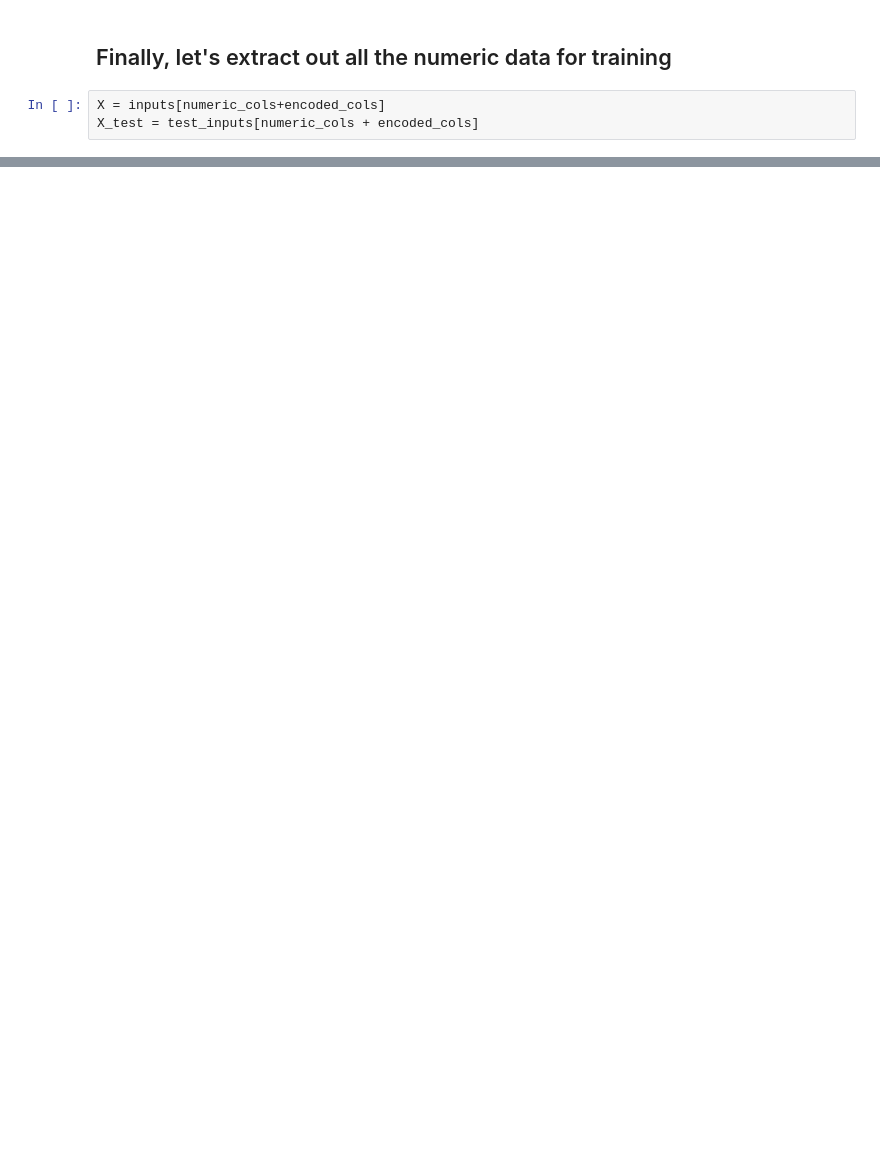
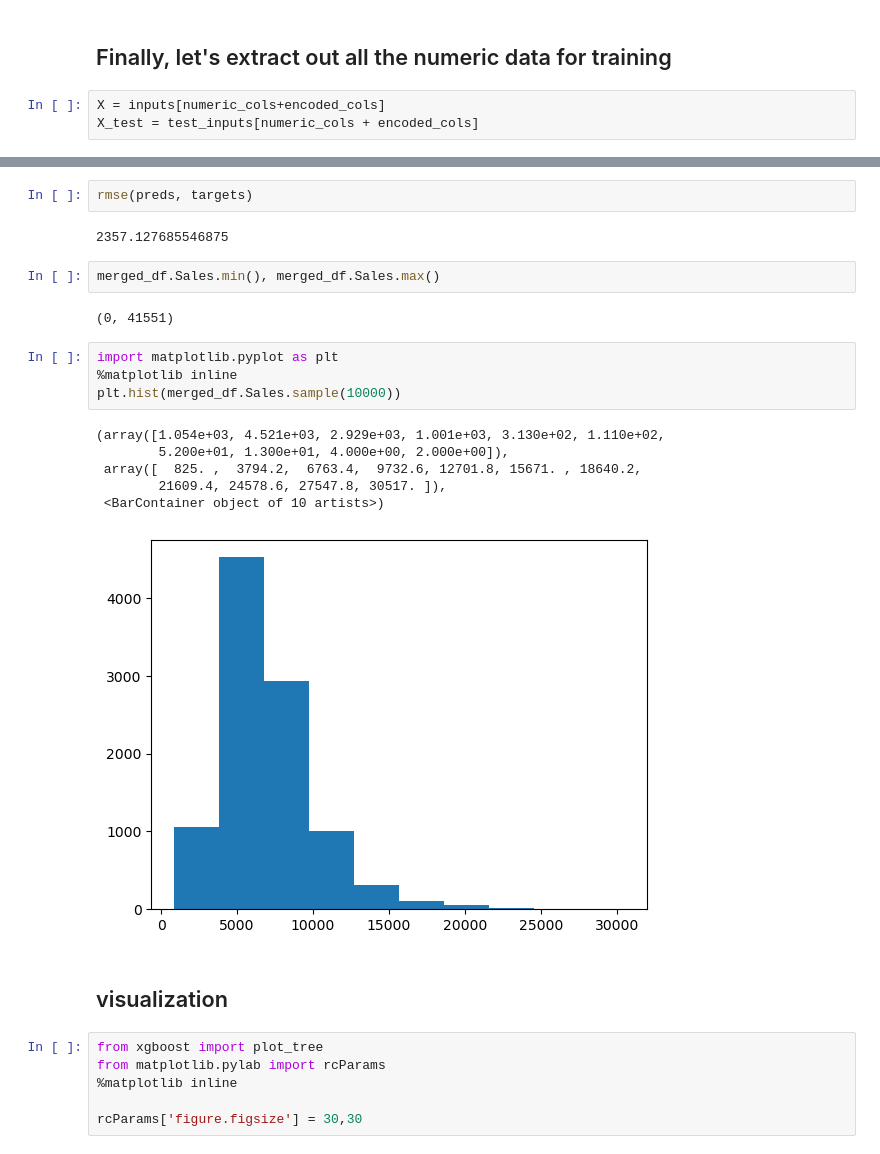
Before and after one commit to nikhilarya/Gradient-Boosting-with-XGBoost-Project, a Jupyter notebook: Gradient Boosting with XGBoost.ipynb, the cells around one changed output, grey strips where cells are left out. Drawn from its saved outputs; the diff is of its cells as text; blank space fills up the shorter version.

```diff
--- a/Gradient Boosting with XGBoost.ipynb
+++ b/Gradient Boosting with XGBoost.ipynb
@@ -410,0 +453,27 @@ X_test = test_inputs[numeric_cols + encoded_cols]
+# %%
+rmse(preds, targets)
+# %% [output]
+2357.127685546875
+# %%
+merged_df.Sales.min(), merged_df.Sales.max()
+# %% [output]
+(0, 41551)
+# %%
+import matplotlib.pyplot as plt
+%matplotlib inline
+plt.hist(merged_df.Sales.sample(10000))
+# %% [output]
+(array([1.054e+03, 4.521e+03, 2.929e+03, 1.001e+03, 3.130e+02, 1.110e+02,
+        5.200e+01, 1.300e+01, 4.000e+00, 2.000e+00]),
+ array([  825. ,  3794.2,  6763.4,  9732.6, 12701.8, 15671. , 18640.2,
+        21609.4, 24578.6, 27547.8, 30517. ]),
+ <BarContainer object of 10 artists>)
+[figure, added]
+# %% [markdown]
+## visualization
+# %%
+from xgboost import plot_tree
+from matplotlib.pylab import rcParams
+%matplotlib inline
+
+rcParams['figure.figsize'] = 30,30
```
Also changed, not shown: parts of 36 cells of this notebook.
